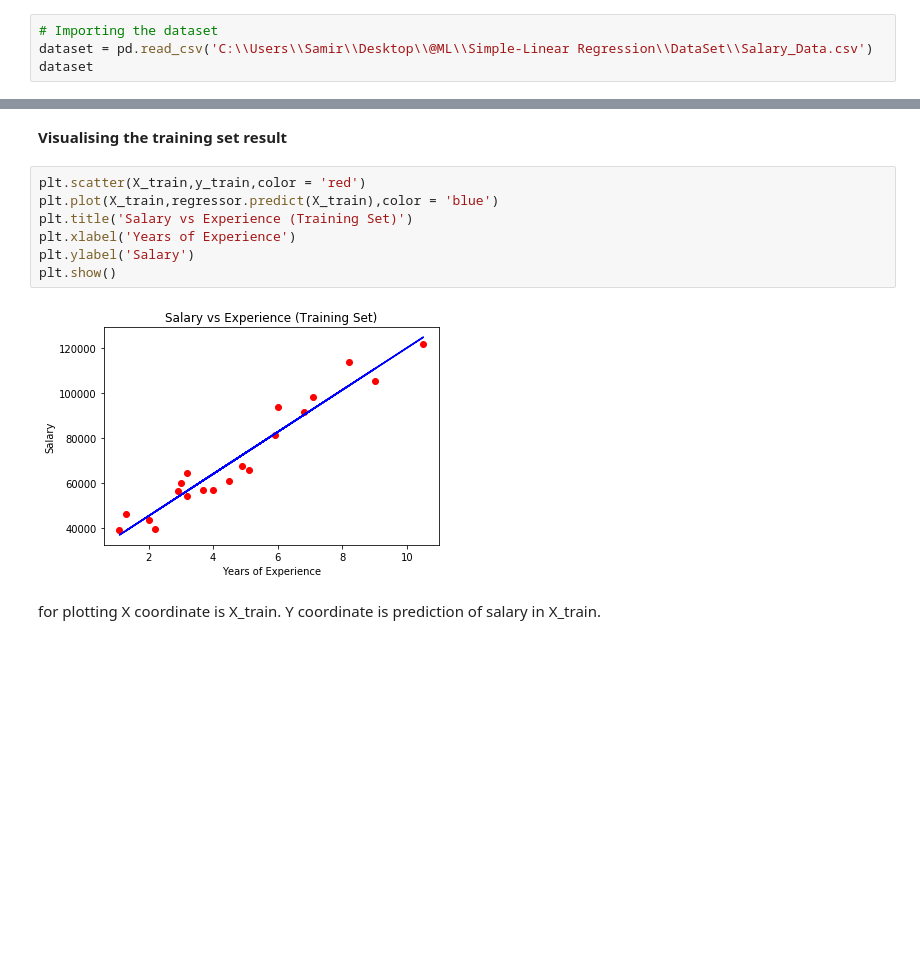
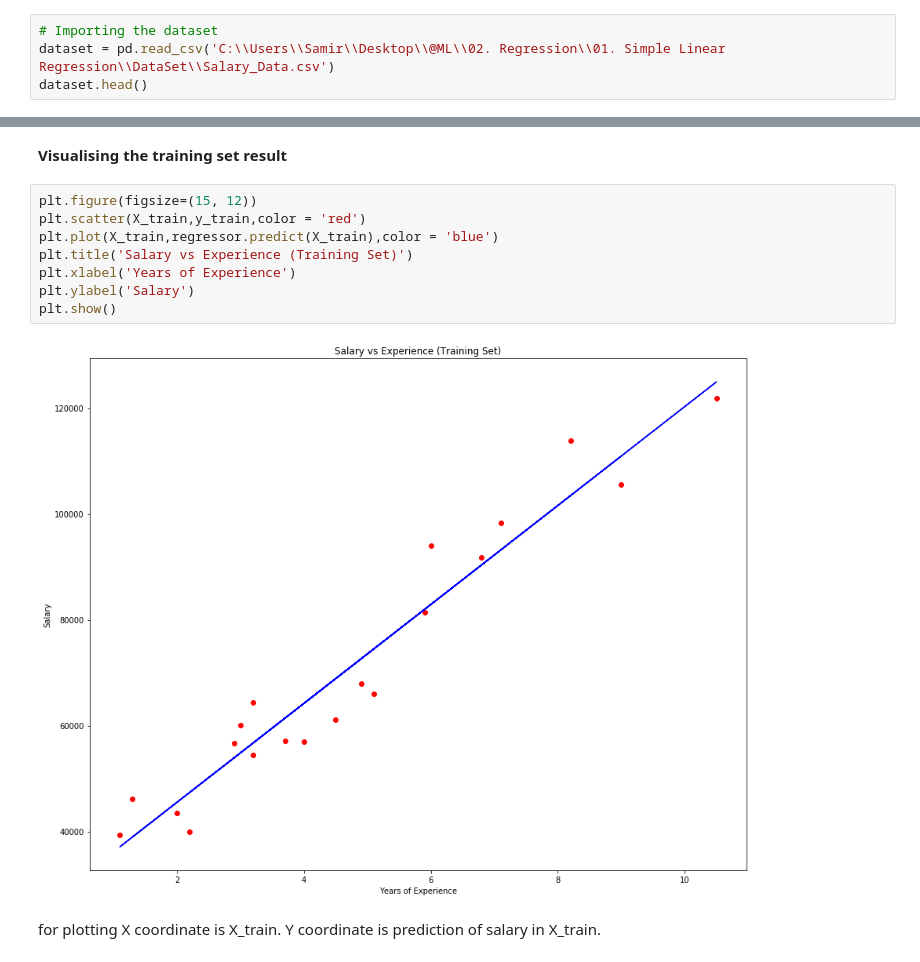
Before and after one commit to krsamir/Machine-Learning, a Jupyter notebook: 02. Regression/01. Simple Linear Regression/Simple Linear Regression.ipynb, the cells around one changed output, grey strips where cells are left out. Drawn from its saved outputs; the diff is of its cells as text; blank space fills up the shorter version.

Commit message:
Simple Linear Regression

```diff
--- a/02. Regression/01. Simple Linear Regression/Simple Linear Regression.ipynb
+++ b/02. Regression/01. Simple Linear Regression/Simple Linear Regression.ipynb
@@ -5,8 +5,8 @@ import matplotlib.pyplot as plt
 import pandas as pd
 # %%
 # Importing the dataset
-dataset = pd.read_csv('C:\\Users\\Samir\\Desktop\\@ML\\Simple-Linear Regression\\DataSet\\Salary_Data.csv')
-dataset
+dataset = pd.read_csv('C:\\Users\\Samir\\Desktop\\@ML\\02. Regression\\01. Simple Linear Regression\\DataSet\\Salary_Data.csv')
+dataset.head()
 # %% [output]
 |  | YearsExperience | Salary |
 | 0 | 1.1 | 39343.0 |
@@ -96,14 +78,15 @@ print(y_test)
 # %% [markdown]
 **Visualising the training set result**
 # %%
+plt.figure(figsize=(15, 12))
 plt.scatter(X_train,y_train,color = 'red')
 plt.plot(X_train,regressor.predict(X_train),color = 'blue')
 plt.title('Salary vs Experience (Training Set)')
 plt.xlabel('Years of Experience')
 plt.ylabel('Salary')
 plt.show()
 # %% [output]
-[figure, old version]
+[figure, new version]
 # %% [markdown]
 for plotting X coordinate is X_train.
 Y coordinate is prediction of salary in X_train.
```
Also changed, not shown: parts of 3 cells of this notebook.
